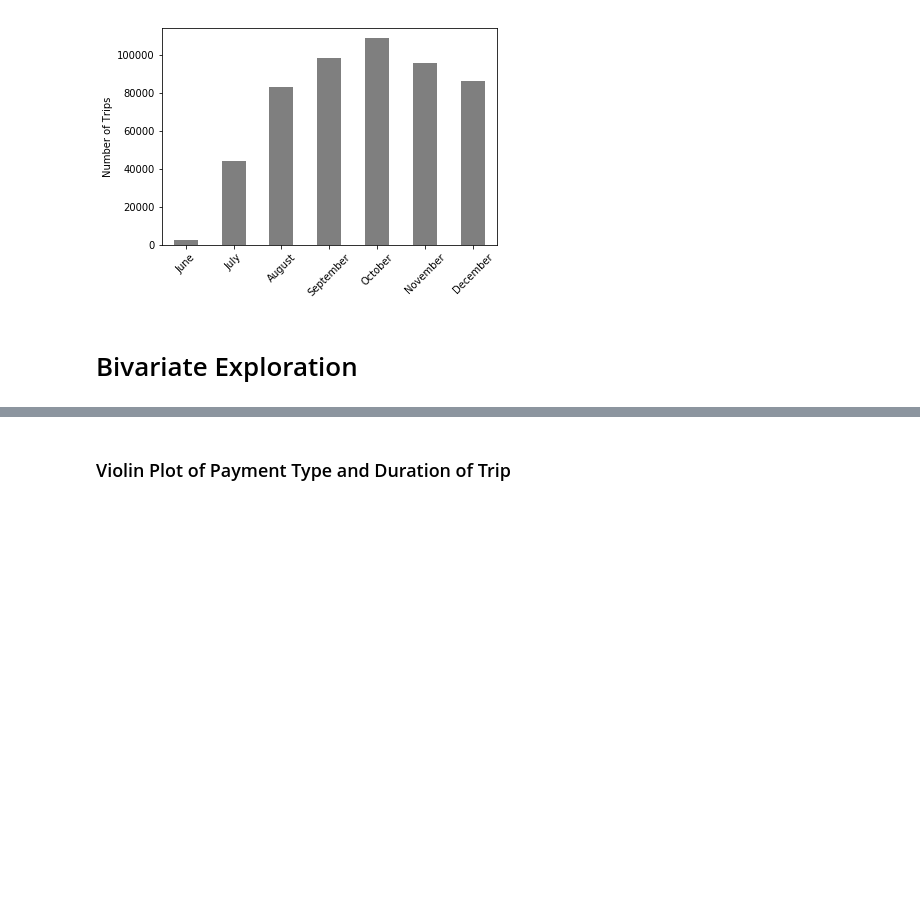
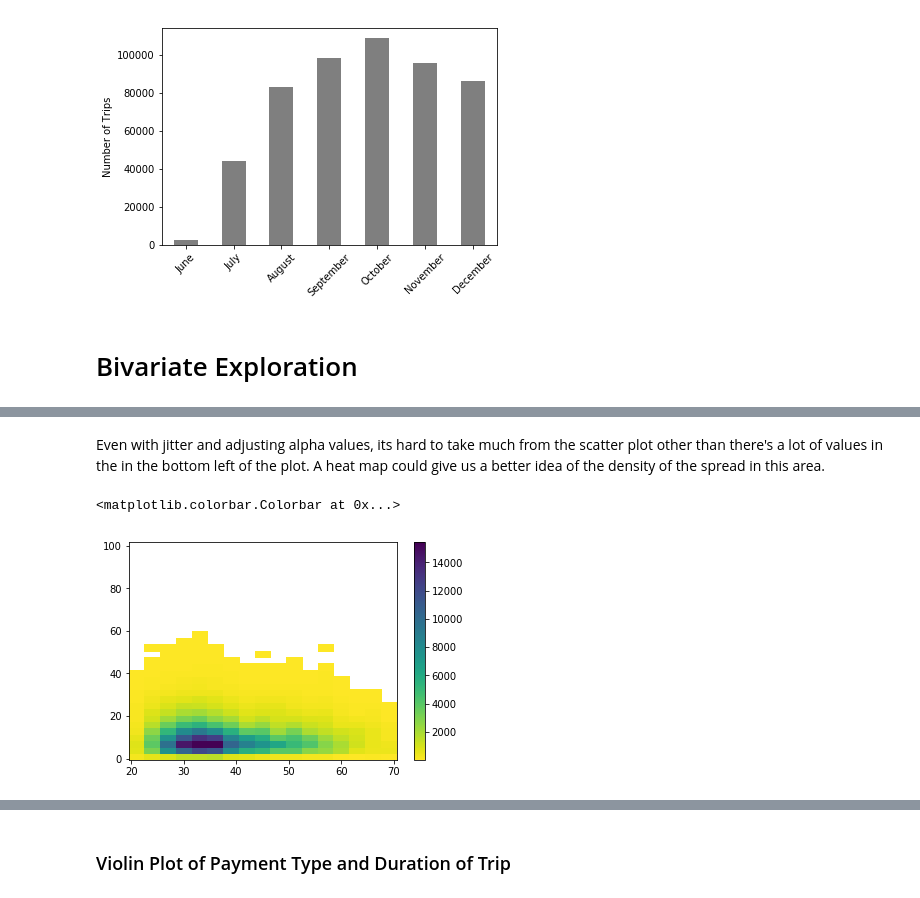
Before and after one commit to juliouribe/Visualizing_Bike_Data, a Jupyter notebook: Exploratory_Analysis.ipynb, the cells around one changed output, grey strips where cells are left out. Drawn from its saved outputs; the diff is of its cells as text; code cells hidden in the pictures; blank space fills up the shorter version.

```diff
--- a/Exploratory_Analysis.ipynb
+++ b/Exploratory_Analysis.ipynb
@@ -238,0 +248,11 @@ sb.violinplot(data = bikes_clean, x = 'cat_var', y = 'num_var')
+# %% [markdown]
+Even with jitter and adjusting alpha values, its hard to take much from the scatter plot other than there's a lot of values in the in the bottom left of the plot. A heat map could give us a better idea of the density of the spread in this area.
+# %%
+bins_x = np.arange(19.6, 70.5+3, 3)
+bins_y = np.arange(-0.5, 100.5+3, 3)
+plt.hist2d(data = bikes_clean, x = 'age', y = 'duration_min',
+           bins = [bins_x, bins_y], cmap = 'viridis_r', cmin = 35)
+plt.colorbar()
+# %% [output]
+<matplotlib.colorbar.Colorbar at 0x...>
+[figure, added]
```
Also changed, not shown: parts of 10 cells of this notebook.
